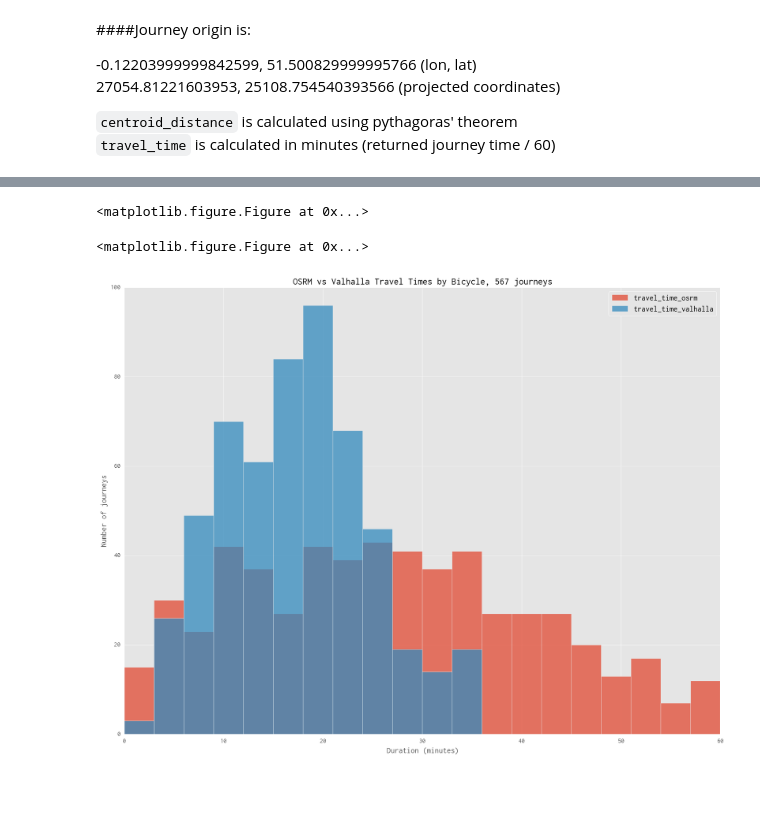
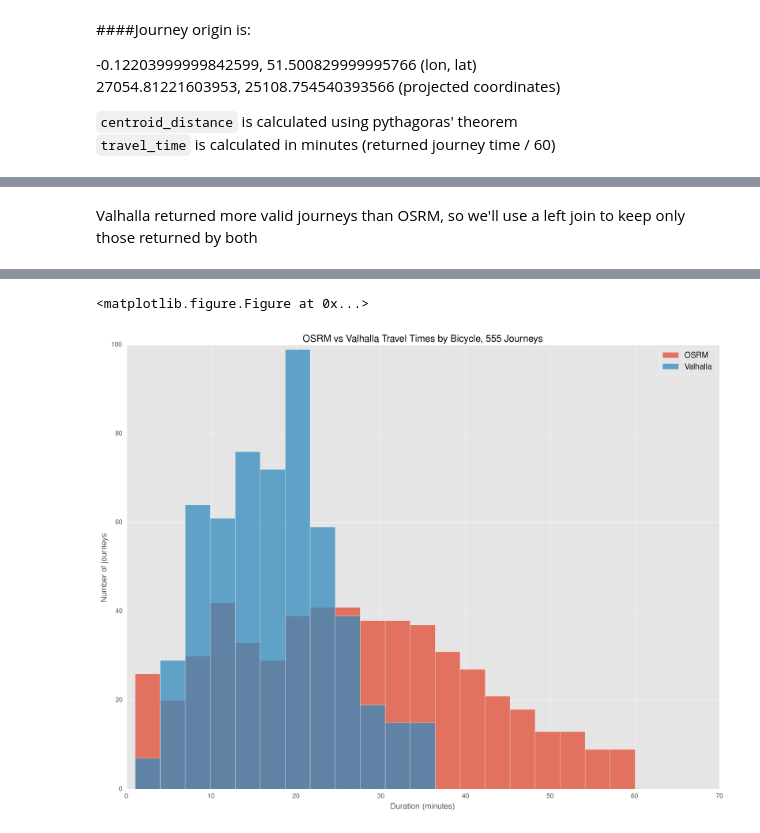
Before and after one commit to urschrei/router_comparison, a Jupyter notebook: OSRM_vs_Valhalla.ipynb, the cells around one changed output, grey strips where cells are left out. Saved outputs shown, nothing was run; the diff lists cells and outputs as text; code cells hidden in the pictures; blank space fills up the shorter version.

```diff
--- a/OSRM_vs_Valhalla.ipynb
+++ b/OSRM_vs_Valhalla.ipynb
@@ -38,15 +49,21 @@ osrm_station_data.head()
 | 2 | 51.521284 | -0.084606 | Christopher Street, Liverpool Street | 29594.342661 | 27451.475186 | 4503.092527 | 22.447410 |
 | 3 | 51.530059 | -0.120974 | St. Chad's Street, King's Cross | 27045.344113 | 28362.269051 | 2336.626317 | 23.625436 |
 | 4 | 51.493130 | -0.156876 | Sedding Street, Sloane Square | 24657.683764 | 24190.679446 | 2899.434664 | 14.609929 |
+# %% [markdown]
+Valhalla returned more valid journeys than OSRM, so we'll use a left join to keep only those returned by both
 # %%
 merged = pd.merge(
     osrm_station_data,
     valhalla_station_data[['name', 'travel_time']],
     how='left',
     on=['name'],
-    suffixes=['_osrm', '_valhalla'])
+    suffixes=['_osrm', '_valhalla']).dropna()
 
+# 0 travel time makes no sense; make it 1 minute
+merged.loc[merged['travel_time_osrm'] <= 1., 'travel_time_osrm'] = 1.
 merged['duration_difference'] = merged['travel_time_osrm'] - merged['travel_time_valhalla']
+# this is going to produce huge outliers, so maybe not that useful
+merged['percentage_speedup'] = 100 - ((merged['travel_time_valhalla'] / merged['travel_time_osrm']) * 100)
 # %%
 merged.head()
 # %% [output]
@@ -58,26 +75,26 @@ merged.head()
 | 4 | 51.493130 | -0.156876 | Sedding Street, Sloane Square | 24657.683764 | 24190.679446 | 2899.434664 | 14.609929 | ... |
 # %%
 plt.clf()
-fig = plt.figure()
 
 ax = merged[['travel_time_osrm', 'travel_time_valhalla']].plot(
-    title='OSRM vs Valhalla Travel Times by Bicycle, %s journeys' % len(merged),
+    title='OSRM vs Valhalla Travel Times by Bicycle, %s Journeys' % len(merged),
     kind='hist',
+    legend=['foo', 'bar'],
     bins=20,
     alpha=0.75)
 
 ax.set_xlabel('Duration (minutes)')
 ax.set_ylabel('Number of journeys')
+ax.legend(['OSRM', 'Valhalla'])
 
 plt.savefig(
     "data/journey_time_difference.png",
     format="png",
     bbox_inches='tight',
     transparent=True,
     alpha=True, dpi=200)
 
 plt.show()
 # %% [output]
 <matplotlib.figure.Figure at 0x...>
-<matplotlib.figure.Figure at 0x...>
-[figure, old version]
+[figure, new version]
```
Also changed, not shown: parts of 7 cells of this notebook.
